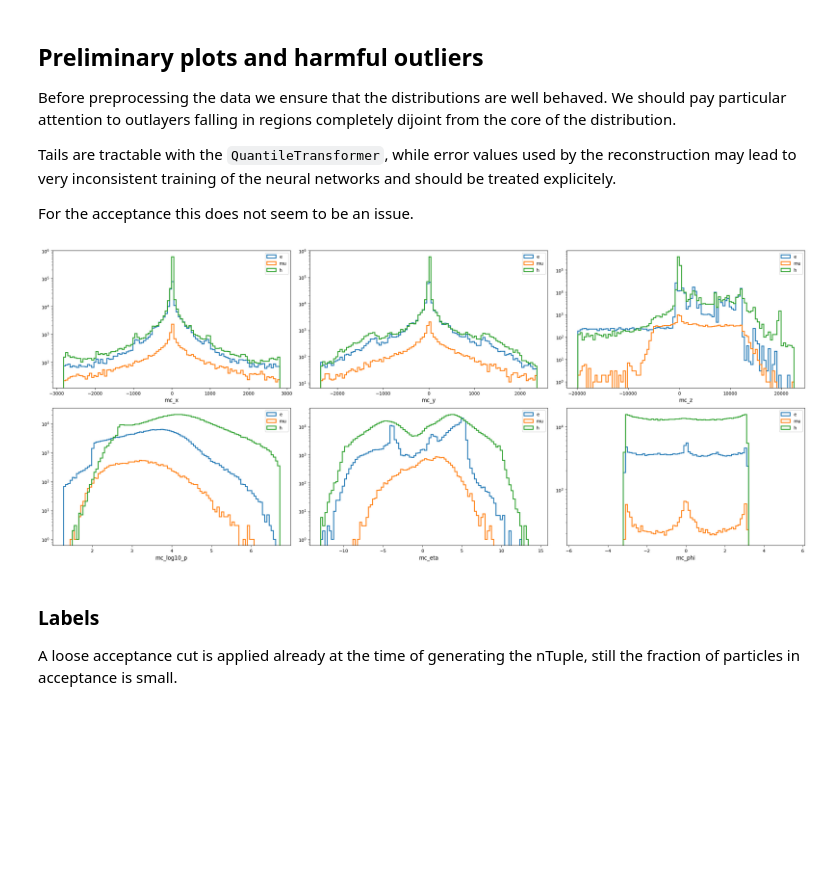
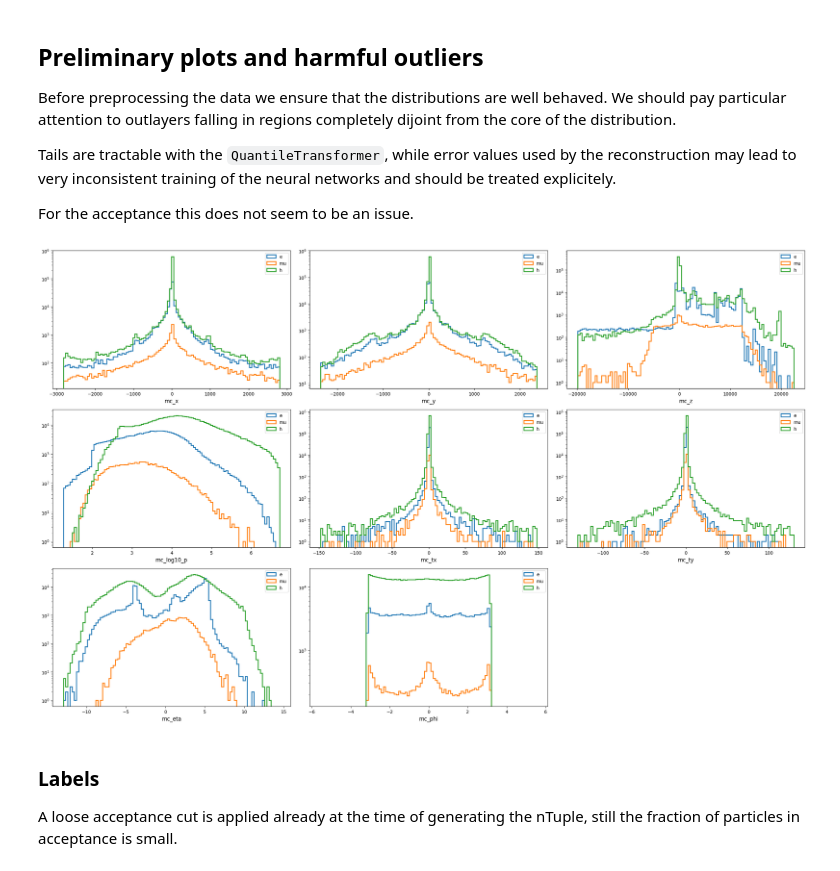
Before and after one commit to mbarbetti/lb-trksim-train, a Jupyter notebook: notebooks/local-preprocessing.ipynb, the cells around one changed output. Cells and saved outputs as stored; diff of their text form; code cells hidden in the pictures; blank space fills up the shorter version.

```diff
--- a/notebooks/local-preprocessing.ipynb
+++ b/notebooks/local-preprocessing.ipynb
@@ -93,7 +112,7 @@ sim['mc_is_h'] = abs(sim.mcID).isin([211, 321, 2212]).astype(np.float32)
 # %% [markdown]
 The complete list of variables is provided below
 # %%
-acceptance_features = ["mc_x", "mc_y", "mc_z", "mc_log10_p", "mc_eta", "mc_phi"] # + ["mc_tx", "mc_ty"]
+acceptance_features = ["mc_x", "mc_y", "mc_z", "mc_log10_p", "mc_tx", "mc_ty", "mc_eta", "mc_phi"]
 acceptance_flags = ["mc_is_e", "mc_is_mu", "mc_is_h", "mc_charge"]
 
 acceptance_vars = acceptance_features + acceptance_flags
@@ -127,31 +148,31 @@ For the acceptance this does not seem to be an issue.
 # %%
 # Performs checks and plots on the first 1M rows
 
 import matplotlib.pyplot as plt
 
 df = sim[acceptance_vars].head(1_000_000, npartitions=10)
 
-plt.figure(figsize=(24, 10), dpi=100)
+plt.figure(figsize=(24, 15), dpi=100)
 
-for iVar, var in enumerate(acceptance_vars[:6], 1):
-    plt.subplot(2, 3, iVar)
+for iVar, var in enumerate(acceptance_vars[:8], 1):
+    plt.subplot(3, 3, iVar)
     plt.xlabel(var, fontsize=12)
 
     mean_ = np.mean(df[var].values)
     std_ = np.std(df[var].values)
     bins_ = np.linspace(mean_ - 3.0 * std_, mean_ + 3.0 * std_, 101)
 
     plt.hist(df[var][df.mc_is_e == 1], bins=bins_, density=False, histtype="step", lw=2.0, label="e")
     plt.hist(df[var][df.mc_is_mu == 1], bins=bins_, density=False, histtype="step", lw=2.0, label="mu")
     plt.hist(df[var][df.mc_is_h == 1], bins=bins_, density=False, histtype="step", lw=2.0, label="h")
 
     plt.legend(fontsize=10)
     plt.yscale('log')
 
 plt.tight_layout()
 plt.show()
 # %% [output]
-[figure, old version]
+[figure, new version]
 # %% [markdown]
 ### Labels
 
```
Also changed, not shown: parts of 7 cells of this notebook, 1 other file.
